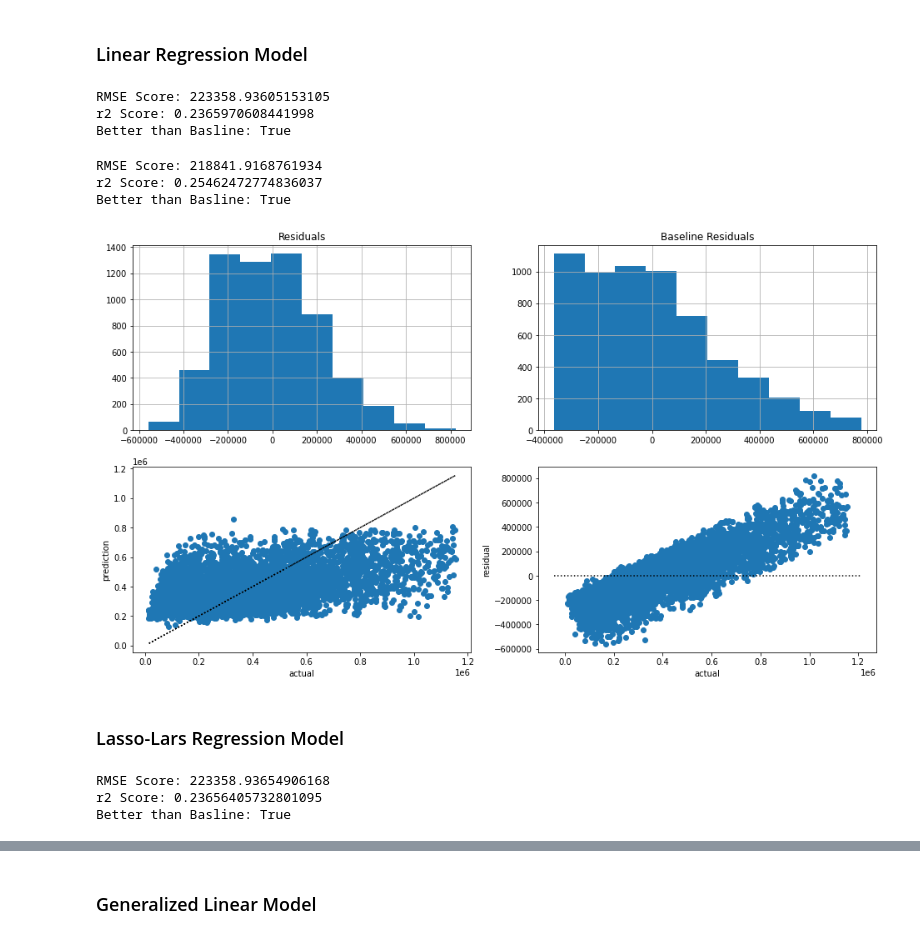
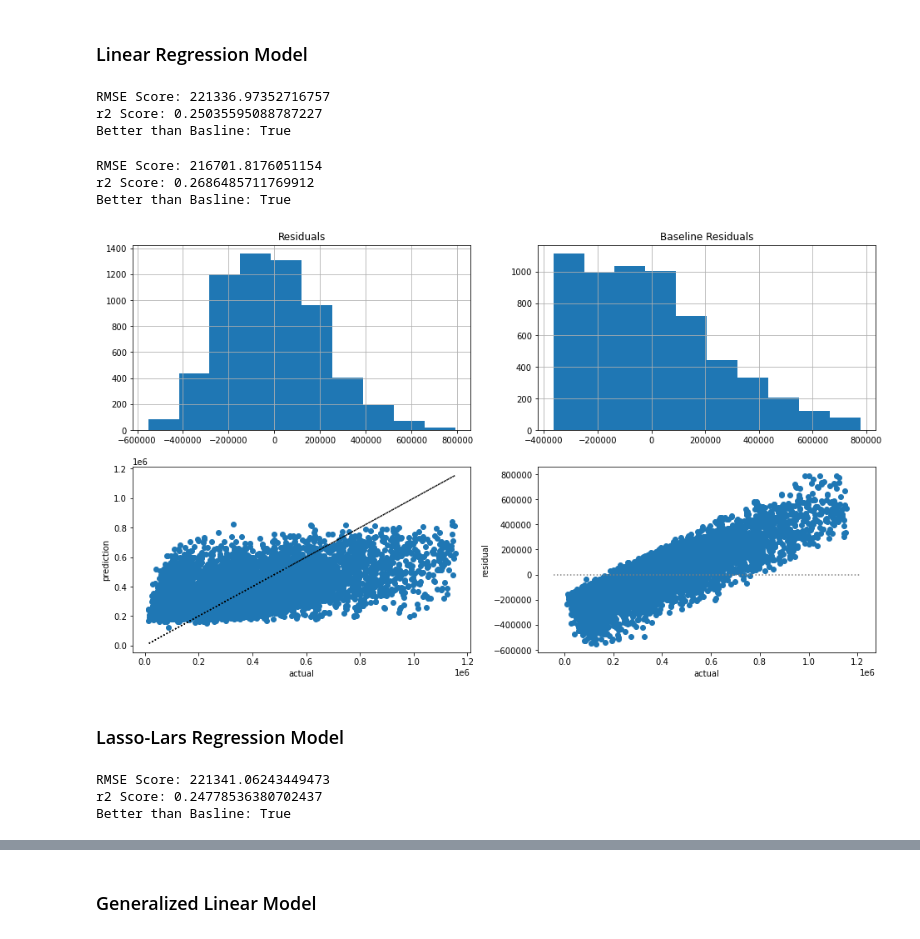
Before and after one commit to carterrxavier/Zillow-Regression-Project, a Jupyter notebook: Final_Notebook.ipynb, the cells around one changed output, grey strips where cells are left out. Saved outputs shown, nothing was run; the diff lists cells and outputs as text; code cells hidden in the pictures.

```diff
--- a/Final_Notebook.ipynb
+++ b/Final_Notebook.ipynb
@@ -203,6 +232,6 @@ y_train = pd.DataFrame(y_train)
 y_validate = pd.DataFrame(y_validate)
 y_test = pd.DataFrame(y_test)
 # %%
-kbest = evaluate.select_kbest(X_train, y_train.taxvaluedollarcnt, 4)
+kbest = evaluate.select_kbest(X_train, y_train.taxvaluedollarcnt, 6)
 kbest
 # %% [output]
@@ -266,27 +305,27 @@ target = 'taxvaluedollarcnt'
 # %% [markdown]
 ### Linear Regression Model
 # %%
-evaluate.get_model_results(X_train[kbest], y_train,  X_train[kbest],
+lm_train = evaluate.get_model_results(X_train[kbest], y_train,  X_train[kbest],
                            y_train, target, 'linear')
 # %% [output]
-RMSE Score: 223358.93605153105
-r2 Score: 0.2365970608441998
+RMSE Score: 221336.97352716757
+r2 Score: 0.25035595088787227
 Better than Basline: True
 # %%
-evaluate.get_model_results(X_train[kbest], y_train,  X_validate[kbest],
+lm_validate = evaluate.get_model_results(X_train[kbest], y_train,  X_validate[kbest],
                            y_validate, target, 'linear', graph=True)
 # %% [output]
-RMSE Score: 218841.9168761934
-r2 Score: 0.25462472774836037
+RMSE Score: 216701.8176051154
+r2 Score: 0.2686485711769912
 Better than Basline: True
-[figure, old version]
+[figure, new version]
 # %% [markdown]
 ### Lasso-Lars Regression Model
 # %%
-evaluate.get_model_results(X_train[kbest], y_train, X_train[kbest],
-                           y_train, target, 'lasso',alpha=.05)
+ll_train = evaluate.get_model_results(X_train[kbest], y_train, X_train[kbest],
+                           y_train, target, 'lasso',alpha=3)
 # %% [output]
-RMSE Score: 223358.93654906168
-r2 Score: 0.23656405732801095
+RMSE Score: 221341.06243449473
+r2 Score: 0.24778536380702437
 Better than Basline: True
 # %%
```
Also changed, not shown: parts of 21 cells of this notebook, 8 other files.
